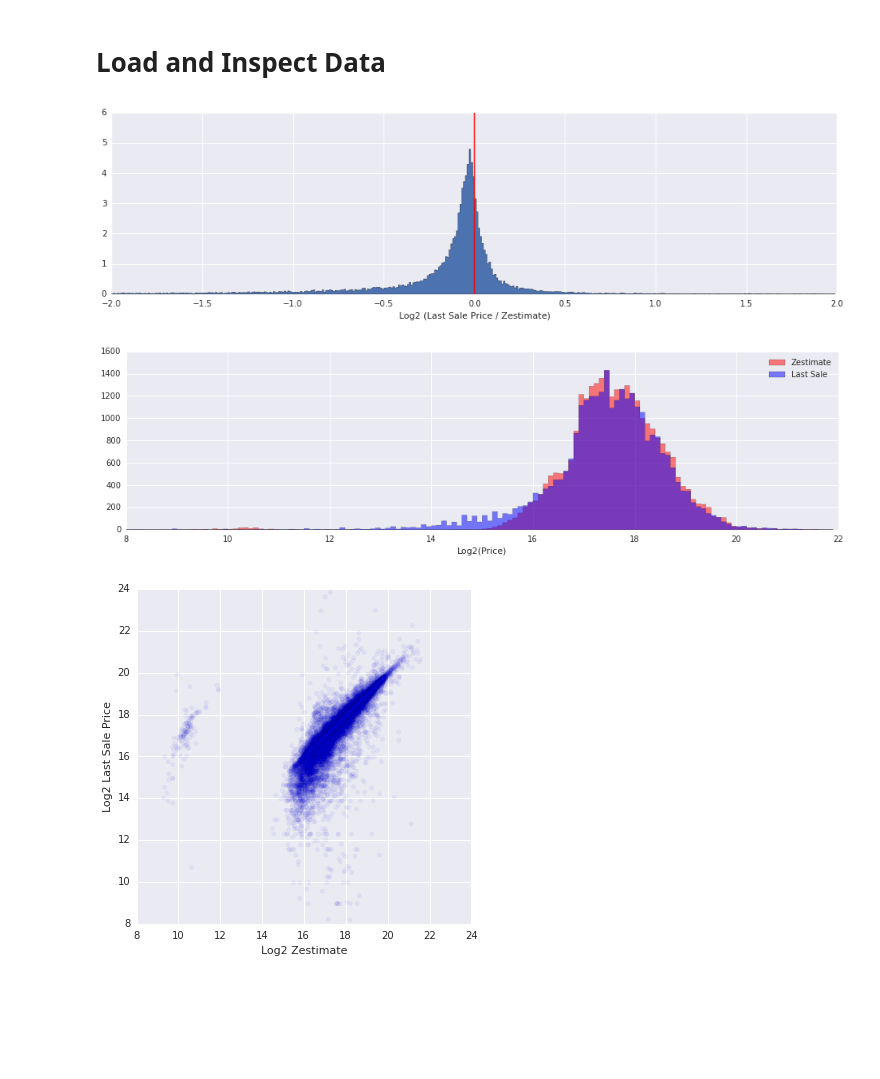
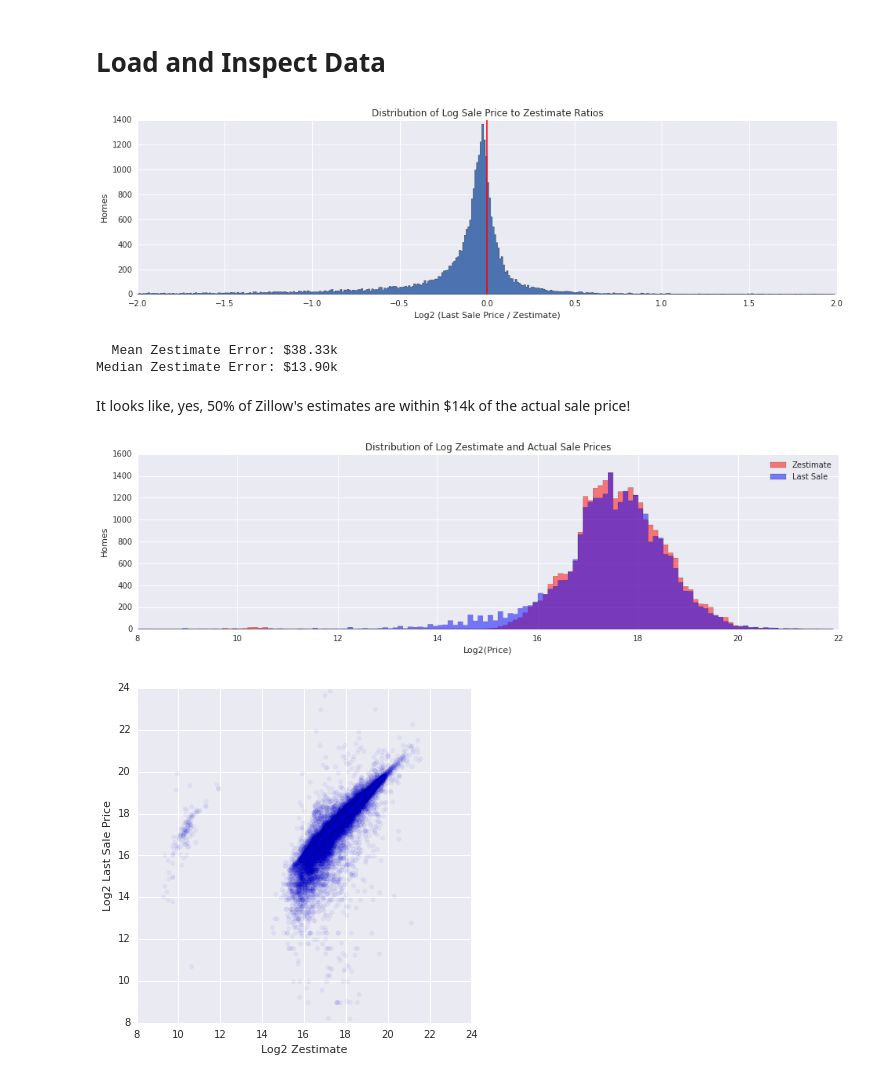
Before and after one commit to jeffschecter/sandbox, a Jupyter notebook: zillow/zillow.ipynb, the cells around one changed output. Saved outputs shown, nothing was run; the diff lists cells and outputs as text; code cells hidden in the pictures; blank space fills up the shorter version.

```diff
--- a/zillow/zillow.ipynb
+++ b/zillow/zillow.ipynb
@@ -19,13 +25,26 @@ df = zillow.LoadTabularData("data/")
 # %%
 figsize(16, 4)
 plt.hist(
     df.log_sold_to_zestimate, bins=np.arange(-2, 2, 0.01),
-    histtype="stepfilled", normed=True)
-plt.vlines(0, 0, 6, edgecolor="red", alpha=0.9)
+    histtype="stepfilled")
+plt.vlines(0, 0, 1500, edgecolor="red", alpha=0.9)
+plt.ylabel("Homes")
 plt.xlabel("Log2 (Last Sale Price / Zestimate)")
+plt.title("Distribution of Log Sale Price to Zestimate Ratios")
+plt.ylim(0, 1400)
 plt.show()
 # %% [output]
-[figure, old version]
+[figure, new version]
+# %%
+print "  Mean Zestimate Error: ${:.2f}k".format(
+    (df.zestimate - df.last_sold).abs().mean() / 1000.0)
+print "Median Zestimate Error: ${:.2f}k".format(
+    (df.zestimate - df.last_sold).abs().median() / 1000.0)
+# %% [output]
+  Mean Zestimate Error: $38.33k
+Median Zestimate Error: $13.90k
+# %% [markdown]
+It looks like, yes, 50% of Zillow's estimates are within $14k of the actual sale price!
 # %%
 figsize(16, 4)
 plt.hist(
@@ -35,10 +54,12 @@ plt.hist(
     np.log2(df.last_sold), bins=np.arange(8, 22, 0.1),
     color="blue", alpha=0.5, histtype="stepfilled", label="Last Sale")
 plt.xlabel("Log2(Price)")
+plt.ylabel("Homes")
+plt.title("Distribution of Log Zestimate and Actual Sale Prices")
 plt.legend()
 plt.show()
 # %% [output]
-[figure, old version]
+[figure, new version]
 # %%
 figsize(6, 6)
 plt.scatter(np.log2(df.zestimate), np.log2(df.last_sold), alpha=0.05)
```
Also changed, not shown: parts of 57 cells of this notebook, 1 other file.
